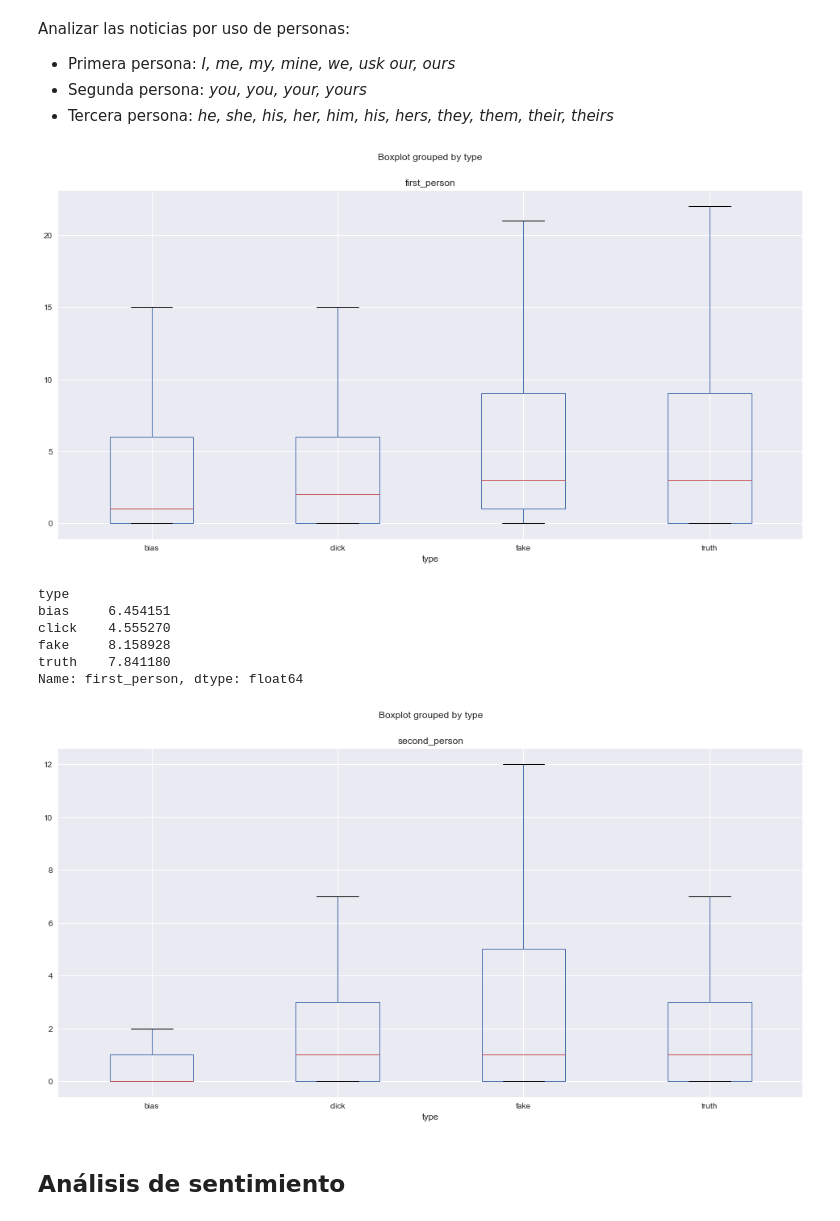
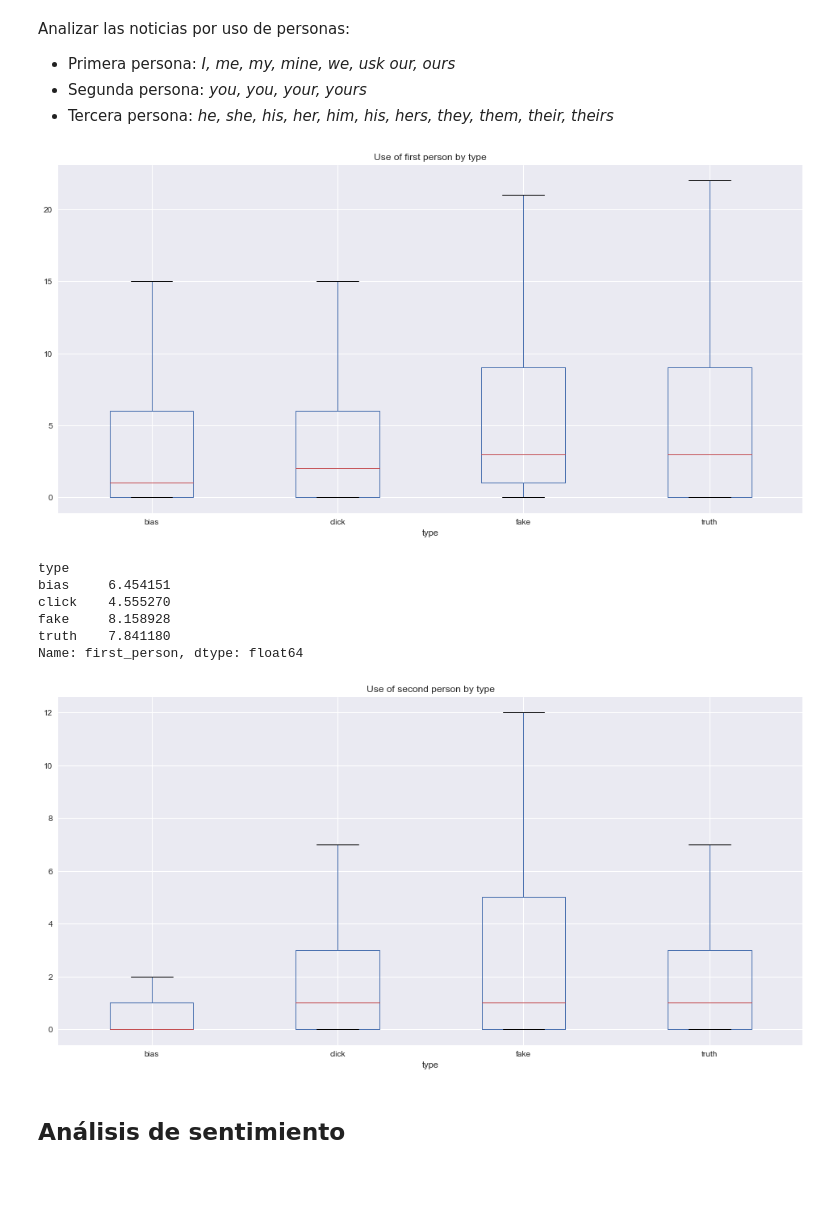
Before and after one commit to AIRLegend/fakenews, a Jupyter notebook: notebooks/data_analysis/Data_analysis-FNC.ipynb, the cells around one changed output. Saved outputs shown, nothing was run; the diff lists cells and outputs as text; code cells hidden in the pictures; blank space fills up the shorter version.

```diff
--- a/notebooks/data_analysis/Data_analysis-FNC.ipynb
+++ b/notebooks/data_analysis/Data_analysis-FNC.ipynb
@@ -1003,13 +1003,15 @@ def count_person_forms(text, person):
 # %%
 first_person = ["i", "me", "mine", "we", "us", "our", "ours"]
 second_person = ["you", "your", "yours"]
 
 news['first_person'] = news.swifter.apply(lambda row: count_person_forms(row['content'], first_person), axis=1)
 fig, ax = plt.subplots(1,1, figsize=(16,8))
 news.boxplot(column=['first_person'], by='type', ax=ax, showfliers=False)
+ax.set_title("Use of first person by type")
+fig.suptitle("")
 plt.show()
 # %% [output]
-[figure, old version]
+[figure, new version]
 # %%
 news.groupby('type')['first_person'].mean()
 # %% [output]
@@ -1023,9 +1025,11 @@ Name: first_person, dtype: float64
 news['second_person'] = news.swifter.apply(lambda row: count_person_forms(row['content'], second_person), axis=1)
 fig, ax = plt.subplots(1,1, figsize=(16,8))
 news.boxplot(column=['second_person'], by='type', ax=ax, showfliers=False)
+ax.set_title("Use of second person by type")
+fig.suptitle("")
 plt.show()
 # %% [output]
-[figure, old version]
+[figure, new version]
 # %%
 news=news.drop(['first_person'], axis=1)
 news=news.drop(['second_person'], axis=1)
```
Also changed, not shown: parts of 2 cells of this notebook, 1 other file.
